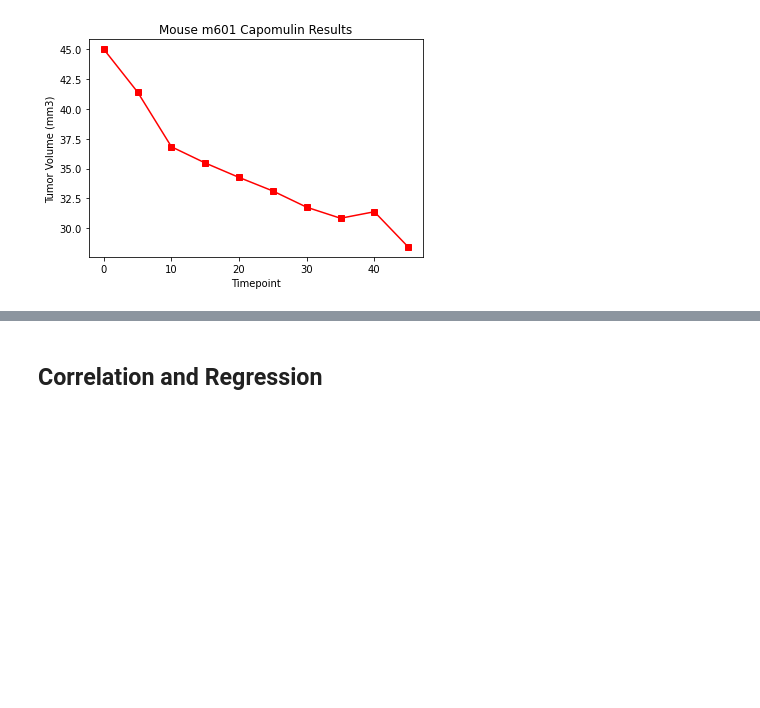
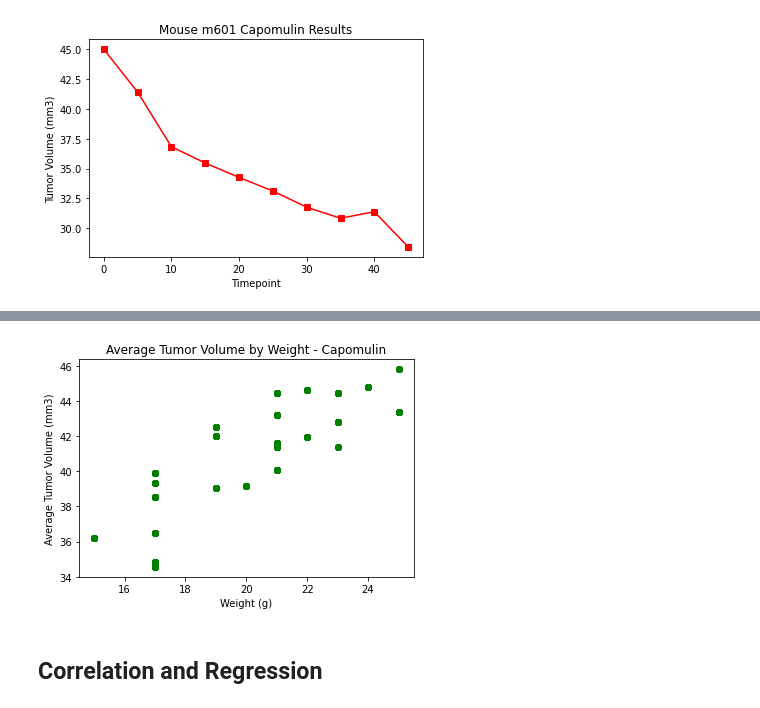
Before and after one commit to scottcerny949/matplotlib_challenge, a Jupyter notebook: Pymaceuticals/pymaceuticals.ipynb, the cells around one changed output, grey strips where cells are left out. Saved outputs shown, nothing was run; the diff lists cells and outputs as text; code cells hidden in the pictures; blank space fills up the shorter version.

Commit message:
created scatter plot for avg tumor vs. weight

```diff
--- a/Pymaceuticals/pymaceuticals.ipynb
+++ b/Pymaceuticals/pymaceuticals.ipynb
@@ -564,3 +564,6 @@ plt.show()
 [figure]
 # %%
 # Generate a scatter plot of average tumor volume vs. mouse weight for the Capomulin regimen
+
+capo_df = cleaned_df.loc[cleaned_df['Drug Regimen'] == 'Capomulin']
+capo_df
@@ -566,0 +584,3 @@ plt.show()
+# %%
+avg_tumor_df = pd.DataFrame(capo_df.groupby('Mouse ID')['Tumor Volume (mm3)'].mean().reset_index())
+avg_tumor_df
@@ -566,0 +605,3 @@ plt.show()
+# %%
+avg_tumor_df2 = pd.DataFrame(avg_tumor_df.rename(columns={'Tumor Volume (mm3)': 'avg_volume'}))
+avg_tumor_df2
@@ -566,0 +626,3 @@ plt.show()
+# %%
+merged_avg_tumor_df = capo_df.merge(avg_tumor_df2, on = "Mouse ID")
+merged_avg_tumor_df.head()
@@ -567,3 +636,11 @@ plt.show()
+# %%
+plt.scatter(merged_avg_tumor_df['Weight (g)'], merged_avg_tumor_df['avg_volume'], color="green", marker='o')
+plt.xlabel("Weight (g)")
+plt.ylabel("Average Tumor Volume (mm3)")
+plt.title("Average Tumor Volume by Weight - Capomulin")
+plt.show()
+# %% [output]
+[figure, added]
 # %% [markdown]
 ## Correlation and Regression
 # %%
```
Also changed, not shown: parts of 4 cells of this notebook.
